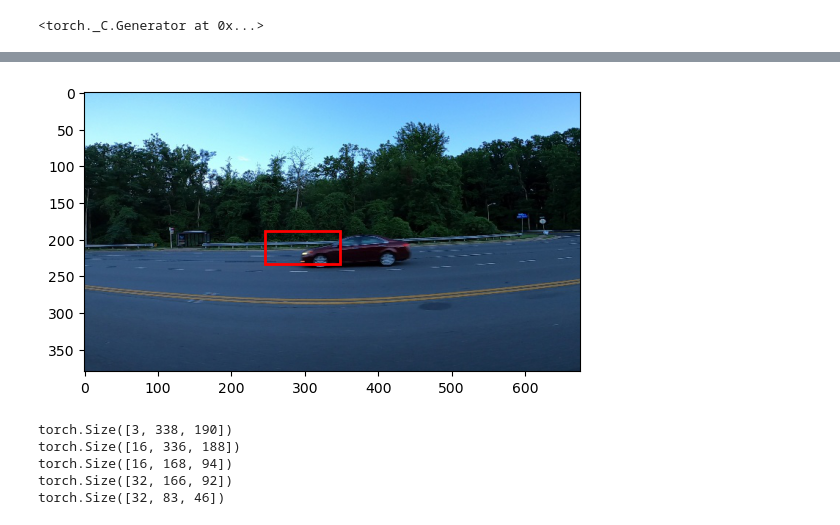
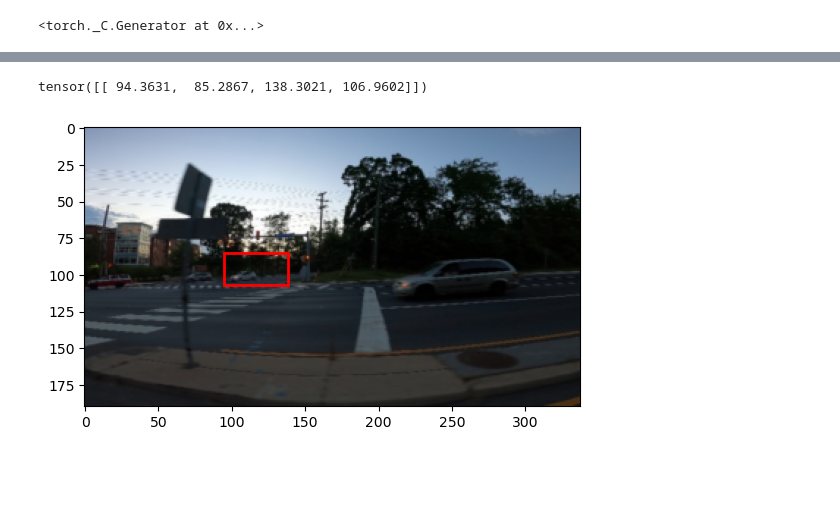
Before and after one commit to PaMilot/Car-detection, a Jupyter notebook: own_model.ipynb, the cells around one changed output, grey strips where cells are left out. Drawn from its saved outputs; the diff is of its cells as text; code cells hidden in the pictures; blank space fills up the shorter version.

```diff
--- a/own_model.ipynb
+++ b/own_model.ipynb
@@ -133,15 +188,0 @@ done
-# %%
-# image_path = 'data/test/vid_5_27900.jpg'
-image_path = 'data/train/vid_4_860.jpg'
-image = Image.open(image_path)
-
-
-transform = transforms.Compose([transforms.Resize((NEW_X,NEW_Y)),
-                                transforms.ToTensor()])
-img = transform(image)
-img = img.unsqueeze(0) # simuler un batch size de 1 pour avoir la bonne dim
-
-pred = model(img)
-display_bounding_boxes(image, pred)
-# %% [output]
-[figure, removed]
@@ -157,26 +188,0 @@ img = transform(image)
-# %%
-conv1 = nn.Conv2d(3, 16, kernel_size=5, stride=1, padding=1)
-# 334, 186 (input - kernelsize + 1)
-pool = nn.MaxPool2d(kernel_size=2, stride=2, padding=0)
-# 166, 93
-conv2 = nn.Conv2d(16, 32, kernel_size=5, stride=1, padding=1)
-# 162, 89
-
-fc1 = nn.Linear(166*92*32, 128)  # Modifiez selon la taille de votre image
-fc2 = nn.Linear(128, 4)  # 4 pour les coordonnées (x_min, y_min, x_max, y_max)
-
-print(img.shape)
-x  = conv1(img)
-print(x.shape)
-x = pool(x)
-print(x.shape)
-x = conv2(x)
-print(x.shape)
-x = pool(x)
-print(x.shape)
-# %% [output]
-torch.Size([3, 338, 190])
-torch.Size([16, 336, 188])
-torch.Size([16, 168, 94])
-torch.Size([32, 166, 92])
-torch.Size([32, 83, 46])
@@ -187,0 +189,16 @@ torch.Size([32, 83, 46])
+# %%
+image_path = 'data/test/vid_5_27480.jpg'
+image = cv2.imread(image_path)
+image = cv2.cvtColor(image, cv2.COLOR_BGR2RGB) # for display
+image = image[:,:,:3]
+
+transform = transforms.Compose([transforms.ToTensor(), # -> [C, H, W]
+                                transforms.Resize((NEW_HEIGHT, NEW_WIDTH))])
+img = transform(image)
+
+pred = model(img)
+print(pred)
+display_bounding_boxes(img.permute(1,2,0).numpy(), pred) # -> [H, W, C]
+# %% [output]
+tensor([[ 94.3631,  85.2867, 138.3021, 106.9602]])
+[figure, added]
```
Also changed, not shown: parts of 13 cells of this notebook.
